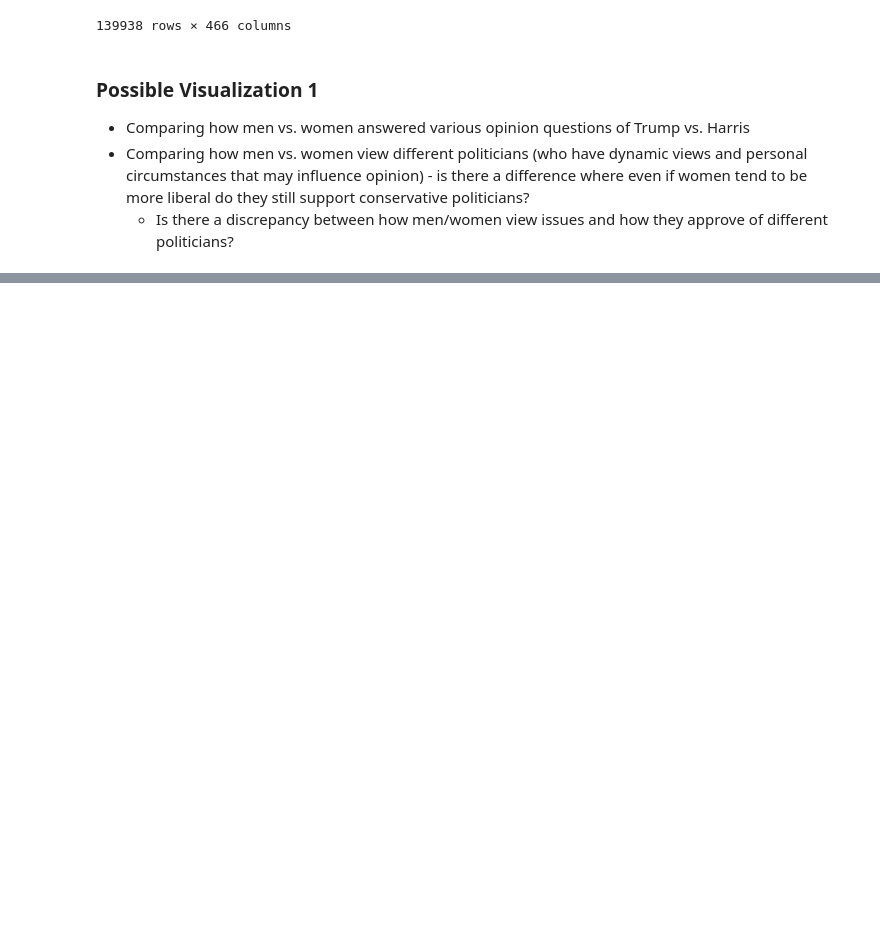
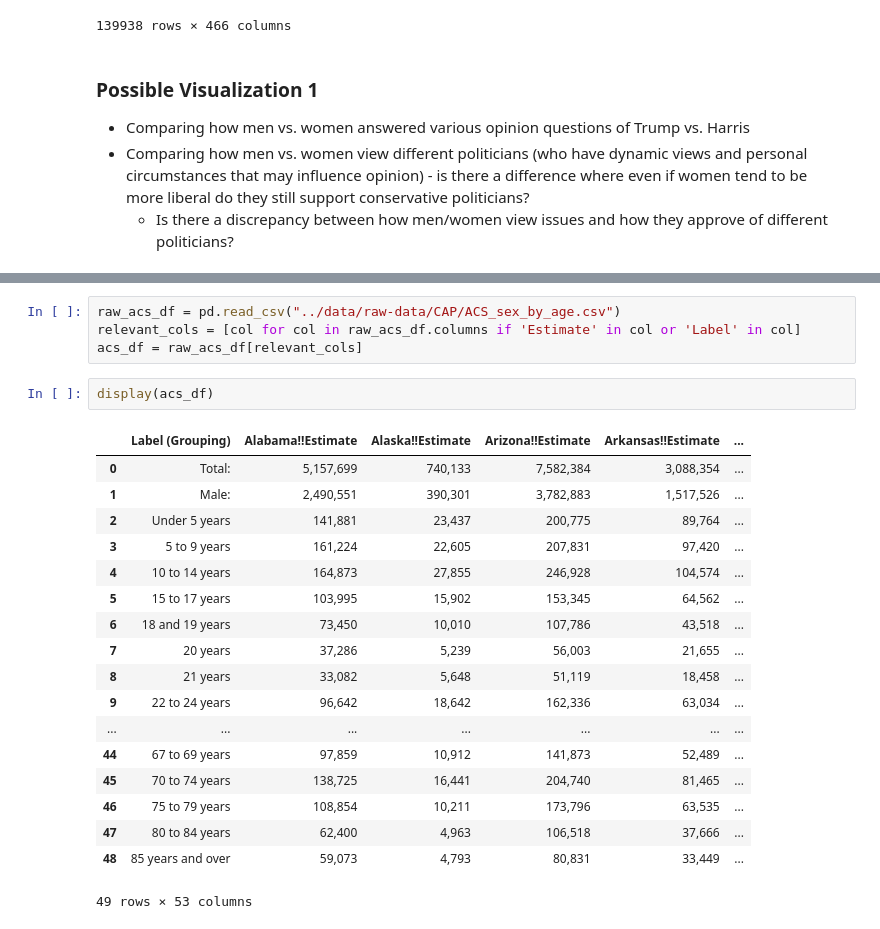
Before and after one commit to emilylmitchum/5200-final-project, a Jupyter notebook: dana-eda/norc-eda.ipynb, the cells around one changed output, grey strips where cells are left out. Saved outputs shown, nothing was run; the diff lists cells and outputs as text; blank space fills up the shorter version.

```diff
--- a/dana-eda/norc-eda.ipynb
+++ b/dana-eda/norc-eda.ipynb
@@ -29,0 +49,25 @@ display(norc_raw)
+# %%
+raw_acs_df = pd.read_csv("../data/raw-data/CAP/ACS_sex_by_age.csv")
+relevant_cols = [col for col in raw_acs_df.columns if 'Estimate' in col or 'Label' in col]
+acs_df = raw_acs_df[relevant_cols]
+# %%
+display(acs_df)
+# %% [output]
+|  | Label (Grouping) | Alabama!!Estimate | Alaska!!Estimate | Arizona!!Estimate | Arkansas!!Estimate | ... |
+| 0 | Total: | 5,157,699 | 740,133 | 7,582,384 | 3,088,354 | ... |
+| 1 | Male: | 2,490,551 | 390,301 | 3,782,883 | 1,517,526 | ... |
+| 2 | Under 5 years | 141,881 | 23,437 | 200,775 | 89,764 | ... |
+| 3 | 5 to 9 years | 161,224 | 22,605 | 207,831 | 97,420 | ... |
+| 4 | 10 to 14 years | 164,873 | 27,855 | 246,928 | 104,574 | ... |
+| 5 | 15 to 17 years | 103,995 | 15,902 | 153,345 | 64,562 | ... |
+| 6 | 18 and 19 years | 73,450 | 10,010 | 107,786 | 43,518 | ... |
+| 7 | 20 years | 37,286 | 5,239 | 56,003 | 21,655 | ... |
+| 8 | 21 years | 33,082 | 5,648 | 51,119 | 18,458 | ... |
+| 9 | 22 to 24 years | 96,642 | 18,642 | 162,336 | 63,034 | ... |
+| ... | ... | ... | ... | ... | ... | ... |
+| 44 | 67 to 69 years | 97,859 | 10,912 | 141,873 | 52,489 | ... |
+| 45 | 70 to 74 years | 138,725 | 16,441 | 204,740 | 81,465 | ... |
+| 46 | 75 to 79 years | 108,854 | 10,211 | 173,796 | 63,535 | ... |
+| 47 | 80 to 84 years | 62,400 | 4,963 | 106,518 | 37,666 | ... |
+| 48 | 85 years and over | 59,073 | 4,793 | 80,831 | 33,449 | ... |
+49 rows × 53 columns
```
Also changed, not shown: parts of 2 cells of this notebook, 2 other files.
